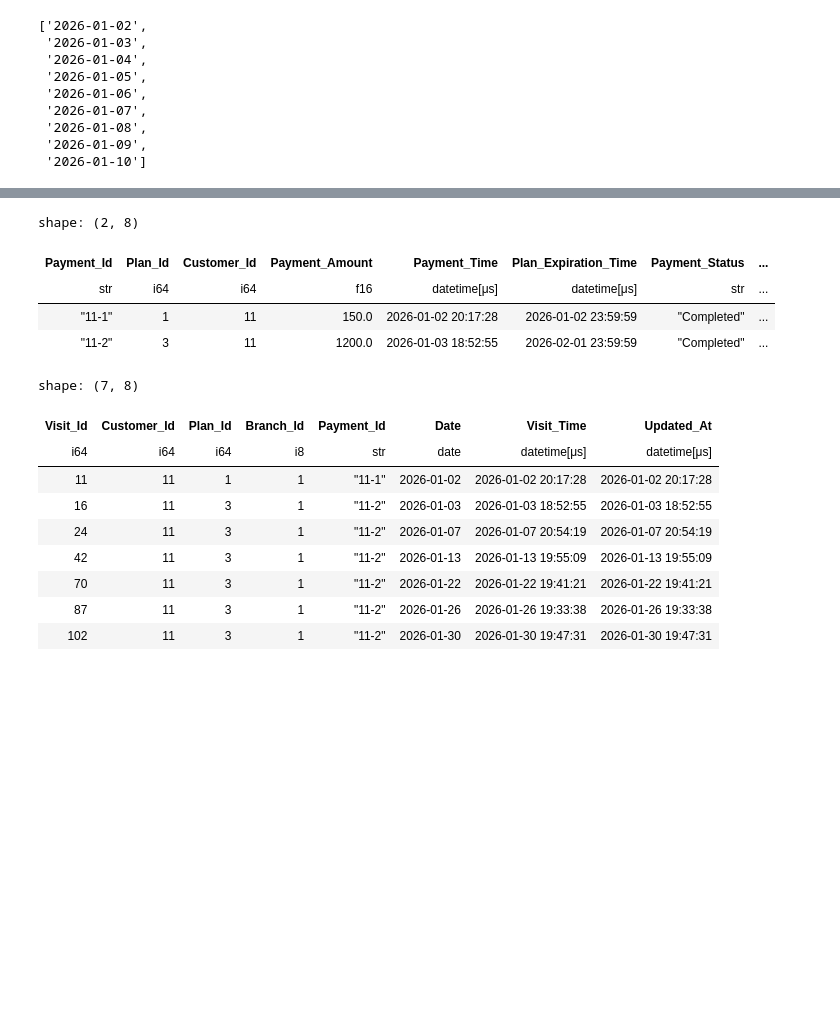
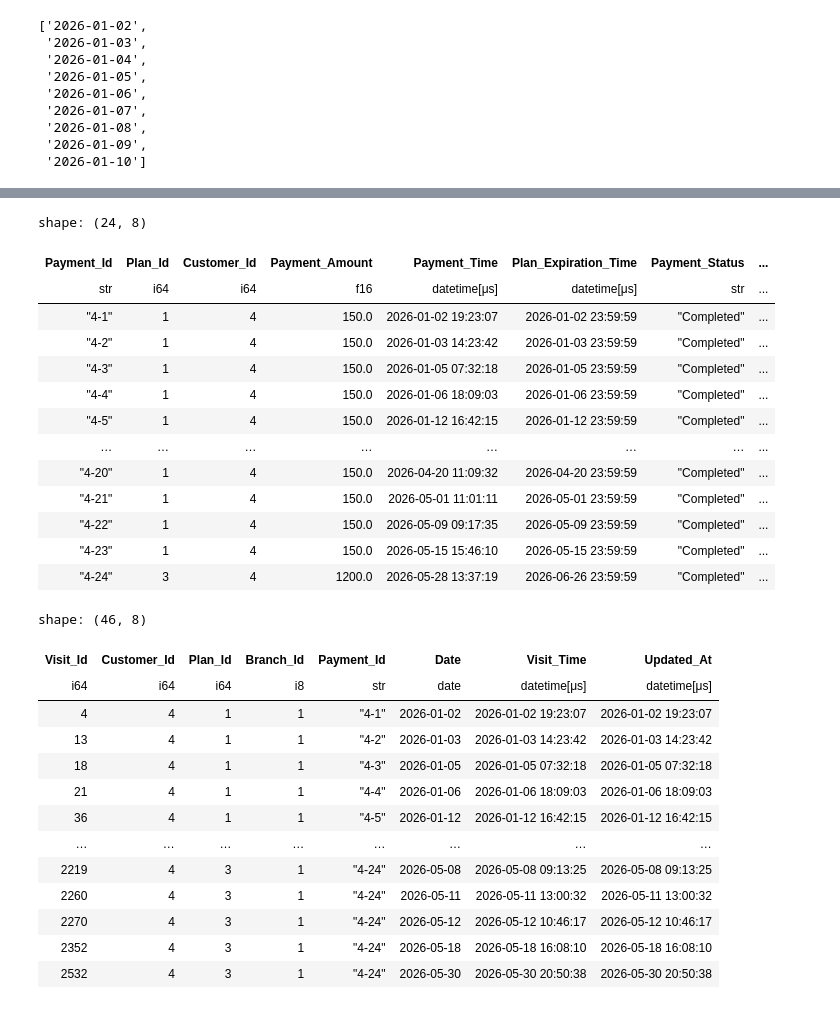
Before and after one commit to BrunoRodriguez274/Data_project, a Jupyter notebook: notebooks/access_data_generator.ipynb, the cells around one changed output, grey strips where cells are left out. Saved outputs shown, nothing was run; the diff lists cells and outputs as text; code cells hidden in the pictures; blank space fills up the shorter version.

```diff
--- a/notebooks/access_data_generator.ipynb
+++ b/notebooks/access_data_generator.ipynb
@@ -631,22 +631,35 @@ shape: (108, 8)
 # %%
-datasets[1].filter(pl.col("Customer_Id") == 11)
+datasets[1].filter(pl.col("Customer_Id") == 4)
 # %% [output]
-shape: (2, 8)
+shape: (24, 8)
 | Payment_Id | Plan_Id | Customer_Id | Payment_Amount | Payment_Time | Plan_Expiration_Time | Payment_Status | ... |
 | str | i64 | i64 | f16 | datetime[μs] | datetime[μs] | str | ... |
-| "11-1" | 1 | 11 | 150.0 | 2026-01-02 20:17:28 | 2026-01-02 23:59:59 | "Completed" | ... |
-| "11-2" | 3 | 11 | 1200.0 | 2026-01-03 18:52:55 | 2026-02-01 23:59:59 | "Completed" | ... |
+| "4-1" | 1 | 4 | 150.0 | 2026-01-02 19:23:07 | 2026-01-02 23:59:59 | "Completed" | ... |
+| "4-2" | 1 | 4 | 150.0 | 2026-01-03 14:23:42 | 2026-01-03 23:59:59 | "Completed" | ... |
+| "4-3" | 1 | 4 | 150.0 | 2026-01-05 07:32:18 | 2026-01-05 23:59:59 | "Completed" | ... |
+| "4-4" | 1 | 4 | 150.0 | 2026-01-06 18:09:03 | 2026-01-06 23:59:59 | "Completed" | ... |
+| "4-5" | 1 | 4 | 150.0 | 2026-01-12 16:42:15 | 2026-01-12 23:59:59 | "Completed" | ... |
+| … | … | … | … | … | … | … | ... |
+| "4-20" | 1 | 4 | 150.0 | 2026-04-20 11:09:32 | 2026-04-20 23:59:59 | "Completed" | ... |
+| "4-21" | 1 | 4 | 150.0 | 2026-05-01 11:01:11 | 2026-05-01 23:59:59 | "Completed" | ... |
+| "4-22" | 1 | 4 | 150.0 | 2026-05-09 09:17:35 | 2026-05-09 23:59:59 | "Completed" | ... |
+| "4-23" | 1 | 4 | 150.0 | 2026-05-15 15:46:10 | 2026-05-15 23:59:59 | "Completed" | ... |
+| "4-24" | 3 | 4 | 1200.0 | 2026-05-28 13:37:19 | 2026-06-26 23:59:59 | "Completed" | ... |
 # %%
-datasets[2].filter(pl.col("Customer_Id") == 11)
+datasets[2].filter(pl.col("Customer_Id") == 4)
 # %% [output]
-shape: (7, 8)
+shape: (46, 8)
 | Visit_Id | Customer_Id | Plan_Id | Branch_Id | Payment_Id | Date | Visit_Time | Updated_At |
 | i64 | i64 | i64 | i8 | str | date | datetime[μs] | datetime[μs] |
-| 11 | 11 | 1 | 1 | "11-1" | 2026-01-02 | 2026-01-02 20:17:28 | 2026-01-02 20:17:28 |
-| 16 | 11 | 3 | 1 | "11-2" | 2026-01-03 | 2026-01-03 18:52:55 | 2026-01-03 18:52:55 |
-| 24 | 11 | 3 | 1 | "11-2" | 2026-01-07 | 2026-01-07 20:54:19 | 2026-01-07 20:54:19 |
-| 42 | 11 | 3 | 1 | "11-2" | 2026-01-13 | 2026-01-13 19:55:09 | 2026-01-13 19:55:09 |
-| 70 | 11 | 3 | 1 | "11-2" | 2026-01-22 | 2026-01-22 19:41:21 | 2026-01-22 19:41:21 |
-| 87 | 11 | 3 | 1 | "11-2" | 2026-01-26 | 2026-01-26 19:33:38 | 2026-01-26 19:33:38 |
-| 102 | 11 | 3 | 1 | "11-2" | 2026-01-30 | 2026-01-30 19:47:31 | 2026-01-30 19:47:31 |
+| 4 | 4 | 1 | 1 | "4-1" | 2026-01-02 | 2026-01-02 19:23:07 | 2026-01-02 19:23:07 |
+| 13 | 4 | 1 | 1 | "4-2" | 2026-01-03 | 2026-01-03 14:23:42 | 2026-01-03 14:23:42 |
+| 18 | 4 | 1 | 1 | "4-3" | 2026-01-05 | 2026-01-05 07:32:18 | 2026-01-05 07:32:18 |
+| 21 | 4 | 1 | 1 | "4-4" | 2026-01-06 | 2026-01-06 18:09:03 | 2026-01-06 18:09:03 |
+| 36 | 4 | 1 | 1 | "4-5" | 2026-01-12 | 2026-01-12 16:42:15 | 2026-01-12 16:42:15 |
+| … | … | … | … | … | … | … | … |
+| 2219 | 4 | 3 | 1 | "4-24" | 2026-05-08 | 2026-05-08 09:13:25 | 2026-05-08 09:13:25 |
+| 2260 | 4 | 3 | 1 | "4-24" | 2026-05-11 | 2026-05-11 13:00:32 | 2026-05-11 13:00:32 |
+| 2270 | 4 | 3 | 1 | "4-24" | 2026-05-12 | 2026-05-12 10:46:17 | 2026-05-12 10:46:17 |
+| 2352 | 4 | 3 | 1 | "4-24" | 2026-05-18 | 2026-05-18 16:08:10 | 2026-05-18 16:08:10 |
+| 2532 | 4 | 3 | 1 | "4-24" | 2026-05-30 | 2026-05-30 20:50:38 | 2026-05-30 20:50:38 |
 # %%
```
Also changed, not shown: parts of 5 cells of this notebook, 14 other files.
